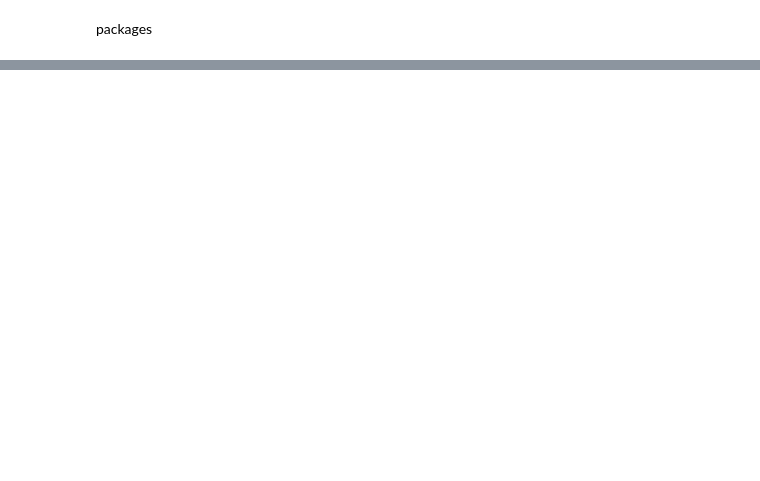
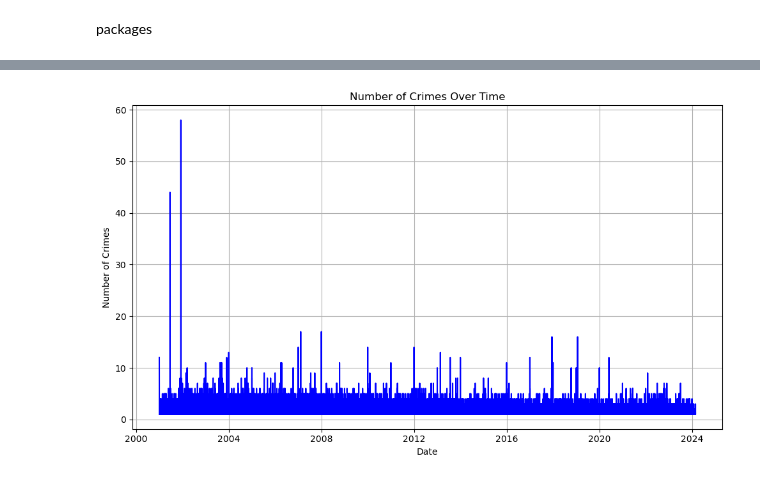
Before and after one commit to camilla47/CrimeCaseStudy, a Jupyter notebook: camilla_eda.ipynb, the cells around one changed output, grey strips where cells are left out. Cells and saved outputs as stored; diff of their text form; code cells hidden in the pictures; blank space fills up the shorter version.

Commit message:
graphs fro crimes csv

```diff
--- a/camilla_eda.ipynb
+++ b/camilla_eda.ipynb
@@ -51,0 +61,17 @@ crime
+# %%
+crime['Date'] = pd.to_datetime(crime['Date'])
+
+# Group the data by date and count the number of crimes for each date
+crime_count_by_date = crime.groupby('Date').size().reset_index(name='Crime Count')
+
+# Plot the timeline
+plt.figure(figsize=(10, 6))
+plt.plot(crime_count_by_date['Date'], crime_count_by_date['Crime Count'], color='blue')
+plt.title('Number of Crimes Over Time')
+plt.xlabel('Date')
+plt.ylabel('Number of Crimes')
+plt.grid(True)
+plt.tight_layout()
+plt.show()
+# %% [output]
+[figure, added]
```
Also changed, not shown: parts of 14 cells of this notebook.
